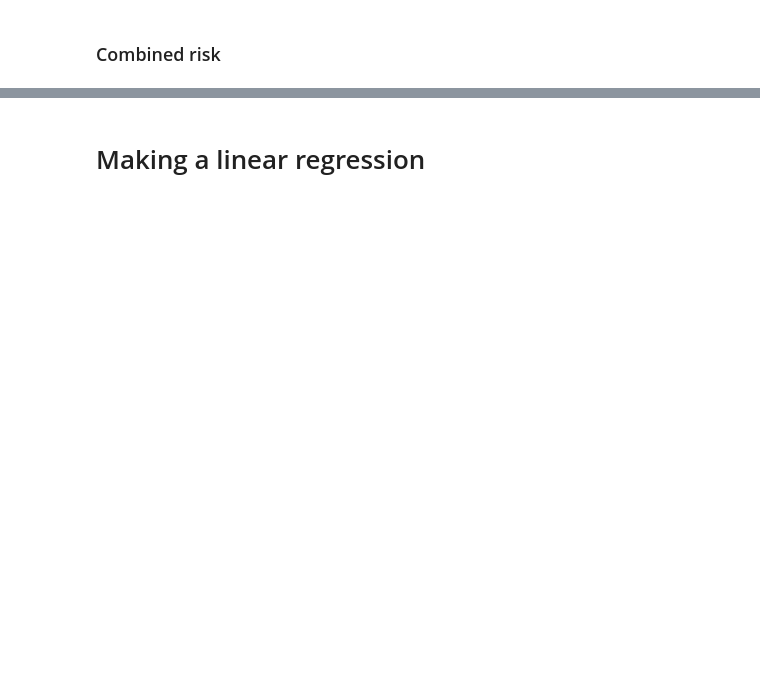
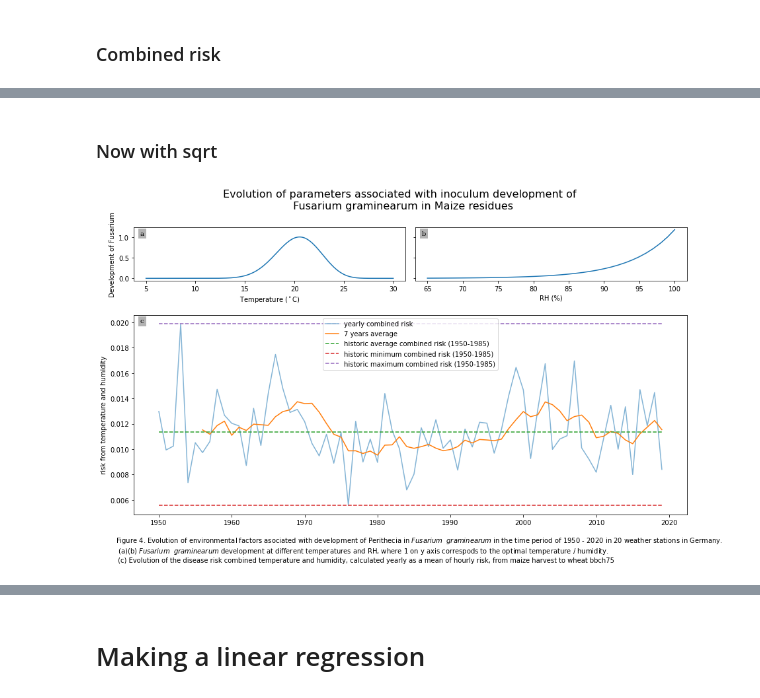
Before and after one commit to serbanradulescu/master_thesis, a Jupyter notebook: project.ipynb, the cells around one changed output, grey strips where cells are left out. Saved outputs shown, nothing was run; the diff lists cells and outputs as text; code cells hidden in the pictures; blank space fills up the shorter version.

```diff
--- a/project.ipynb
+++ b/project.ipynb
@@ -226,0 +243,6 @@ plot_combined_risk_fusarium(df_airtemp,df_moisture, moving_average = 7,hist_end
+# %% [markdown]
+### Now with sqrt
+# %%
+plot_combined_risk_fusarium(df_airtemp,df_moisture, moving_average = 7,hist_end = 1985,hist_start = 1950,start_dd_mm=corn_harvest_date, end_dd_mm=wheat_bbch75, transf = "sqrt")
+# %% [output]
+[figure, added]
```
Also changed, not shown: parts of 35 cells of this notebook, 29 other files.
